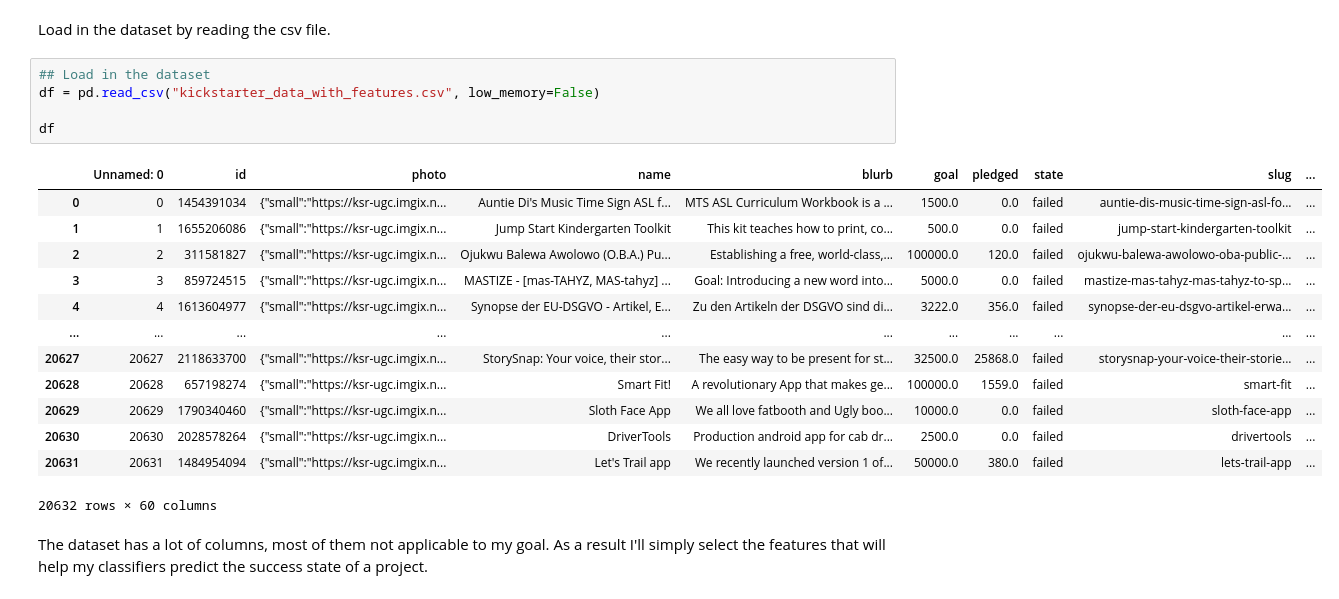
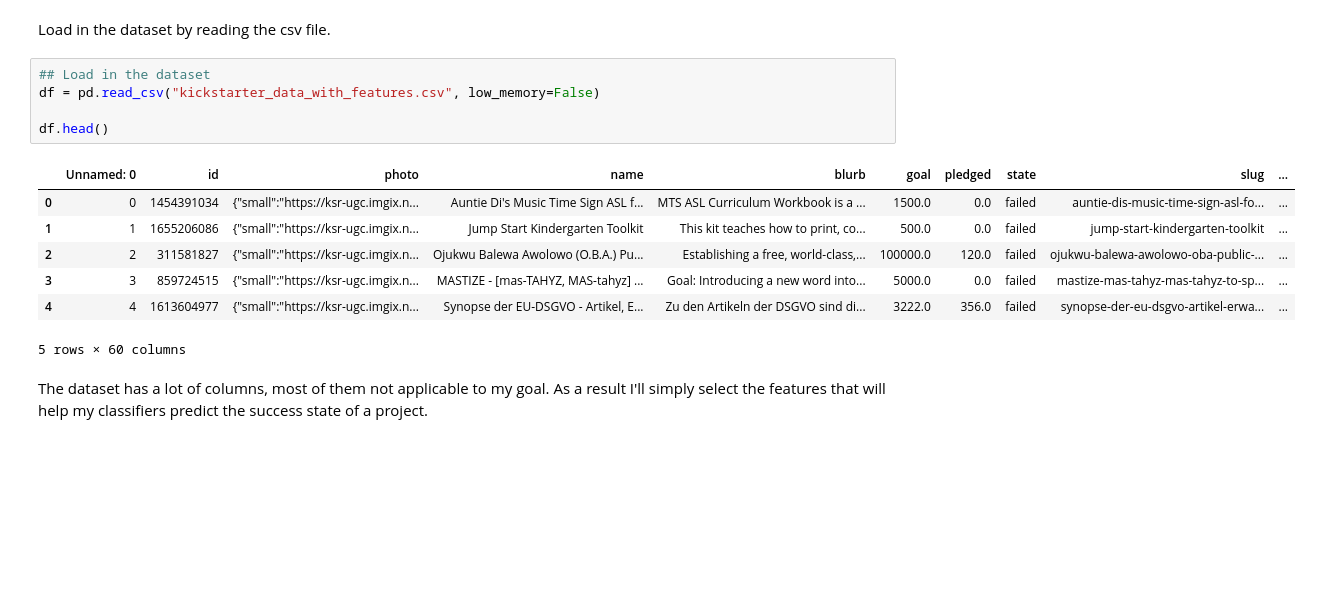
Before and after one commit to WilliamvBijsterveldt/kickstarter-ipynb, a Jupyter notebook: kickstarter_visualization.ipynb, the cells around one changed output. Saved outputs shown, nothing was run; the diff lists cells and outputs as text; blank space fills up the shorter version.

```diff
--- a/kickstarter_visualization.ipynb
+++ b/kickstarter_visualization.ipynb
@@ -35,22 +35,16 @@ Load in the dataset by reading the csv file.
 # %%
 ## Load in the dataset
 df = pd.read_csv("kickstarter_data_with_features.csv", low_memory=False)
 
-df
+df.head()
 # %% [output]
 |  | Unnamed: 0 | id | photo | name | blurb | goal | pledged | state | slug | ... |
 | 0 | 0 | 1454391034 | {"small":"https://ksr-ugc.imgix.n... | Auntie Di's Music Time Sign ASL f... | MTS ASL Curriculum Workbook is a ... | 1500.0 | 0.0 | failed | auntie-dis-music-time-sign-asl-fo... | ... |
 | 1 | 1 | 1655206086 | {"small":"https://ksr-ugc.imgix.n... | Jump Start Kindergarten Toolkit | This kit teaches how to print, co... | 500.0 | 0.0 | failed | jump-start-kindergarten-toolkit | ... |
 | 2 | 2 | 311581827 | {"small":"https://ksr-ugc.imgix.n... | Ojukwu Balewa Awolowo (O.B.A.) Pu... | Establishing a free, world-class,... | 100000.0 | 120.0 | failed | ojukwu-balewa-awolowo-oba-public-... | ... |
 | 3 | 3 | 859724515 | {"small":"https://ksr-ugc.imgix.n... | MASTIZE - [mas-TAHYZ, MAS-tahyz] ... | Goal: Introducing a new word into... | 5000.0 | 0.0 | failed | mastize-mas-tahyz-mas-tahyz-to-sp... | ... |
 | 4 | 4 | 1613604977 | {"small":"https://ksr-ugc.imgix.n... | Synopse der EU-DSGVO - Artikel, E... | Zu den Artikeln der DSGVO sind di... | 3222.0 | 356.0 | failed | synopse-der-eu-dsgvo-artikel-erwa... | ... |
-| ... | ... | ... | ... | ... | ... | ... | ... | ... | ... | ... |
-| 20627 | 20627 | 2118633700 | {"small":"https://ksr-ugc.imgix.n... | StorySnap: Your voice, their stor... | The easy way to be present for st... | 32500.0 | 25868.0 | failed | storysnap-your-voice-their-storie... | ... |
-| 20628 | 20628 | 657198274 | {"small":"https://ksr-ugc.imgix.n... | Smart Fit! | A revolutionary App that makes ge... | 100000.0 | 1559.0 | failed | smart-fit | ... |
-| 20629 | 20629 | 1790340460 | {"small":"https://ksr-ugc.imgix.n... | Sloth Face App | We all love fatbooth and Ugly boo... | 10000.0 | 0.0 | failed | sloth-face-app | ... |
-| 20630 | 20630 | 2028578264 | {"small":"https://ksr-ugc.imgix.n... | DriverTools | Production android app for cab dr... | 2500.0 | 0.0 | failed | drivertools | ... |
-| 20631 | 20631 | 1484954094 | {"small":"https://ksr-ugc.imgix.n... | Let's Trail app | We recently launched version 1 of... | 50000.0 | 380.0 | failed | lets-trail-app | ... |
-20632 rows × 60 columns
+5 rows × 60 columns
 # %% [markdown]
 The dataset has a lot of columns, most of them not applicable to my goal. As a result I'll simply select the features that will help my classifiers predict the success state of a project.
 # %%
```
Also changed, not shown: parts of 1 cell of this notebook.
